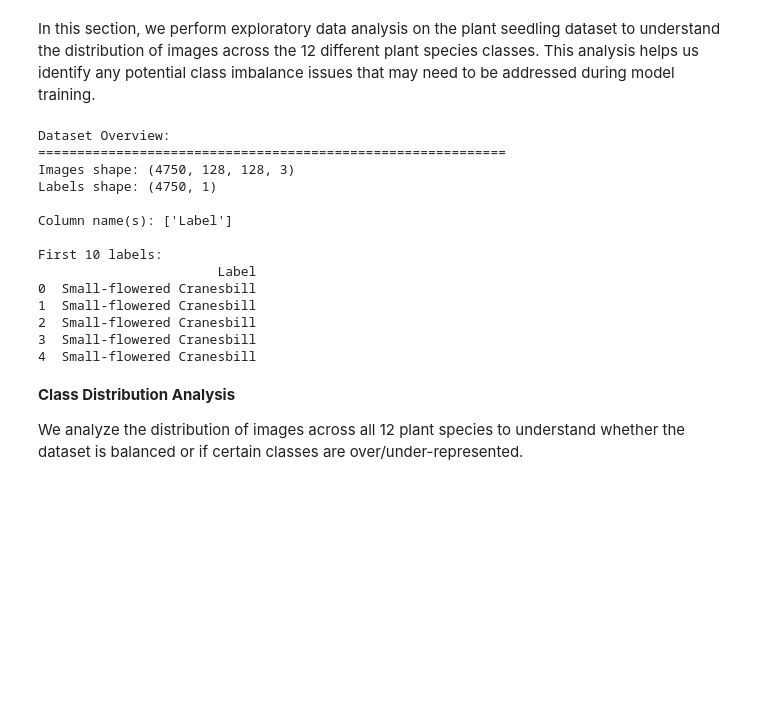
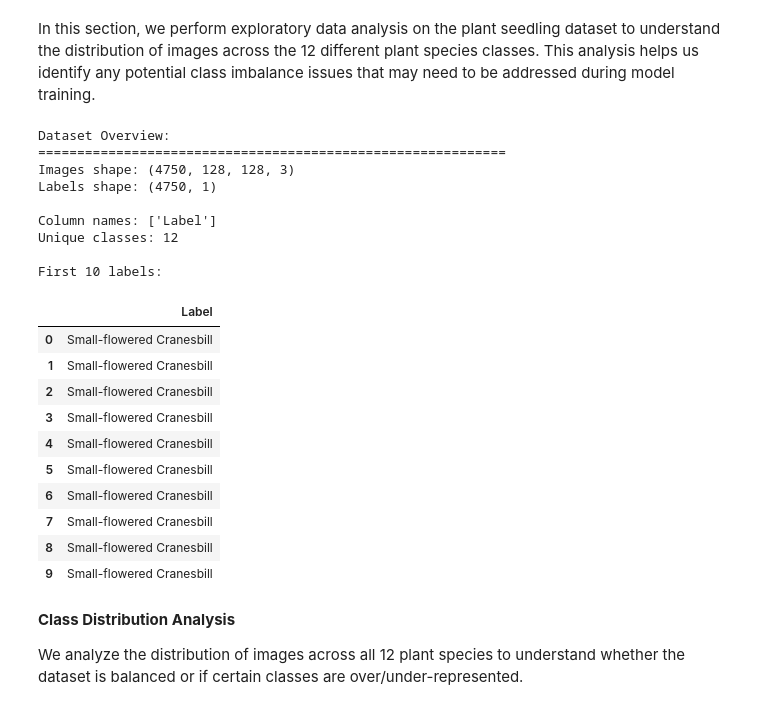
Before and after one commit to smmurdock/Neural-Network-Seedling-Images, a Jupyter notebook: d604_task_1.ipynb, the cells around one changed output. Saved outputs shown, nothing was run; the diff lists cells and outputs as text; code cells hidden in the pictures; blank space fills up the shorter version.

```diff
--- a/d604_task_1.ipynb
+++ b/d604_task_1.ipynb
@@ -89,29 +88,36 @@ dataset to understand the distribution of images across the 12 different
 plant species classes. This analysis helps us identify any potential class
 imbalance issues that may need to be addressed during model training.
 # %%
-# --- Display basic information about the data ---
+# --- Display basic information about the dataset ---
 print("Dataset Overview:")
 print("=" * 60)
 print(f"Images shape: {images.shape}")
 print(f"Labels shape: {labels.shape}")
-print(f"\nColumn name(s): {labels.columns.tolist()}")
+print(f"\nColumn names: {labels.columns.tolist()}")
+print(f"Unique classes: {labels['Label'].nunique()}")
 print(f"\nFirst 10 labels:")
-print(labels.head(5))
+labels.head(10)
 # %% [output]
 Dataset Overview:
 ============================================================
 Images shape: (4750, 128, 128, 3)
 Labels shape: (4750, 1)
 
-Column name(s): ['Label']
+Column names: ['Label']
+Unique classes: 12
 
 First 10 labels:
-                       Label
-0  Small-flowered Cranesbill
-1  Small-flowered Cranesbill
-2  Small-flowered Cranesbill
-3  Small-flowered Cranesbill
-4  Small-flowered Cranesbill
+|  | Label |
+| 0 | Small-flowered Cranesbill |
+| 1 | Small-flowered Cranesbill |
+| 2 | Small-flowered Cranesbill |
+| 3 | Small-flowered Cranesbill |
+| 4 | Small-flowered Cranesbill |
+| 5 | Small-flowered Cranesbill |
+| 6 | Small-flowered Cranesbill |
+| 7 | Small-flowered Cranesbill |
+| 8 | Small-flowered Cranesbill |
+| 9 | Small-flowered Cranesbill |
 # %% [markdown]
 **Class Distribution Analysis**
 
```
Also changed, not shown: parts of 26 cells of this notebook.
